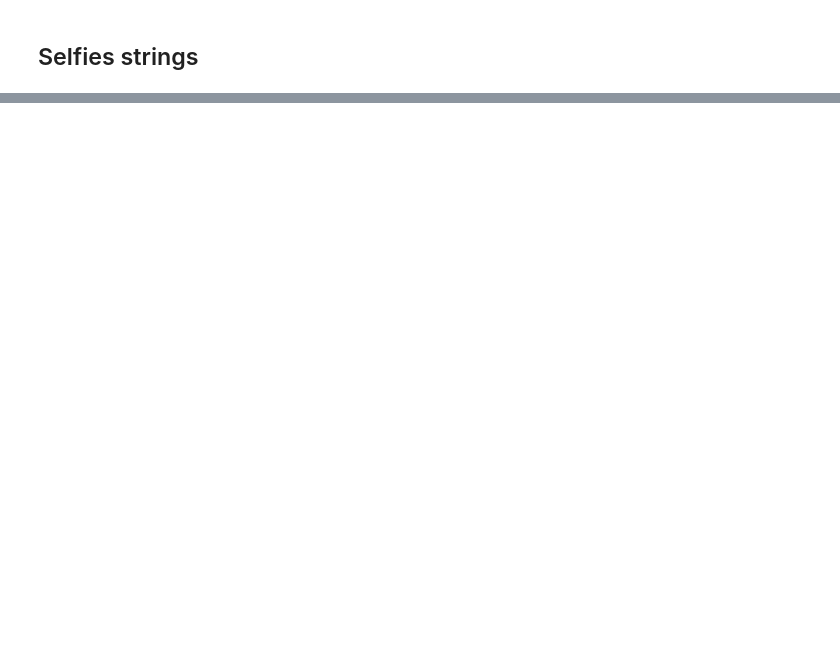
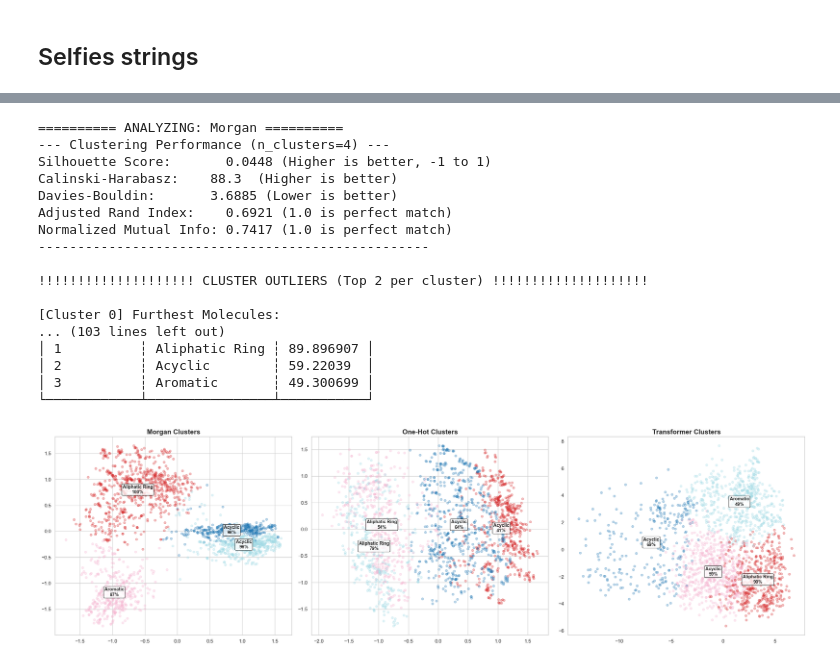
Before and after one commit to karlfindhansen/Non-Euclidean-Distances-in-Molecular-Representation, a Jupyter notebook: notebooks/QM9/euclidan_baselines.ipynb, the cells around one changed output, grey strips where cells are left out. Drawn from its saved outputs; the diff is of its cells as text; code cells hidden in the pictures; blank space fills up the shorter version.

```diff
--- a/notebooks/QM9/euclidan_baselines.ipynb
+++ b/notebooks/QM9/euclidan_baselines.ipynb
@@ -329,3 +339,35 @@ plot_distance_heatmaps(distance_morgan, distance_selfies, subset_size=200)
 # %% [markdown]
 ## Selfies strings
+# %%
+def find_cluster_outliers(df: pl.DataFrame, labels: np.ndarray, kmeans_model, X_matrix, top_n: int = 3):
+    """
+    Finds and prints the molecules furthest from their cluster centroids.
+    """
+    # 1. Get distances to ALL centroids for every molecule
+    # Shape: (n_molecules, n_clusters)
+    distances_to_all = kmeans_model.transform(X_matrix)
+
+    # 2. Extract distance only to the ASSIGNED centroid
+    assigned_distances = [distances_to_all[i, labels[i]] for i in range(len(labels))]
+
+    # 3. Add to a temporary dataframe for easy analysis
+    outlier_df = df.with_columns([
+        pl.Series("cluster_id", labels),
+        pl.Series("dist_to_centroid", assigned_distances)
+    ])
+
+    print(f"\n{'!'*20} CLUSTER OUTLIERS (Top {top_n} per cluster) {'!'*20}")
+
+    for cluster in range(kmeans_model.n_clusters):
+        # Sort by distance (descending) to find the furthest molecules
+        cluster_outliers = (
+            outlier_df.filter(pl.col("cluster_id") == cluster)
+            .sort("dist_to_centroid", descending=True)
+            .head(top_n)
+        )
+
+        print(f"\n[Cluster {cluster}] Furthest Molecules:")
+        for row in cluster_outliers.iter_rows(named=True):
+            print(f"  - {row['mol_id']} ({row['structure_class']}): "
+                  f"Dist={row['dist_to_centroid']:.2f}, SMILES={row['canonical_smiles']}")
 # %%
@@ -417,3 +465,24 @@ Processing SELFIES Transformer...
+# %%
+analyze_molecular_clusters(qm9.df, n_clusters=4)
+# %% [output]
+========== ANALYZING: Morgan ==========
+--- Clustering Performance (n_clusters=4) ---
+Silhouette Score:       0.0448 (Higher is better, -1 to 1)
+Calinski-Harabasz:    88.3  (Higher is better)
+Davies-Bouldin:       3.6885 (Lower is better)
+Adjusted Rand Index:    0.6921 (1.0 is perfect match)
+Normalized Mutual Info: 0.7417 (1.0 is perfect match)
+--------------------------------------------------
+
+!!!!!!!!!!!!!!!!!!!! CLUSTER OUTLIERS (Top 2 per cluster) !!!!!!!!!!!!!!!!!!!!
+
+[Cluster 0] Furthest Molecules:
+... (103 lines left out)
+│ 1          ┆ Aliphatic Ring ┆ 89.896907 │
+│ 2          ┆ Acyclic        ┆ 59.22039  │
+│ 3          ┆ Aromatic       ┆ 49.300699 │
+└────────────┴────────────────┴───────────┘
+[figure, added]
 # %%
 qm9.df
 # %% [output]
```
Also changed, not shown: parts of 11 cells of this notebook, 6 other files.
